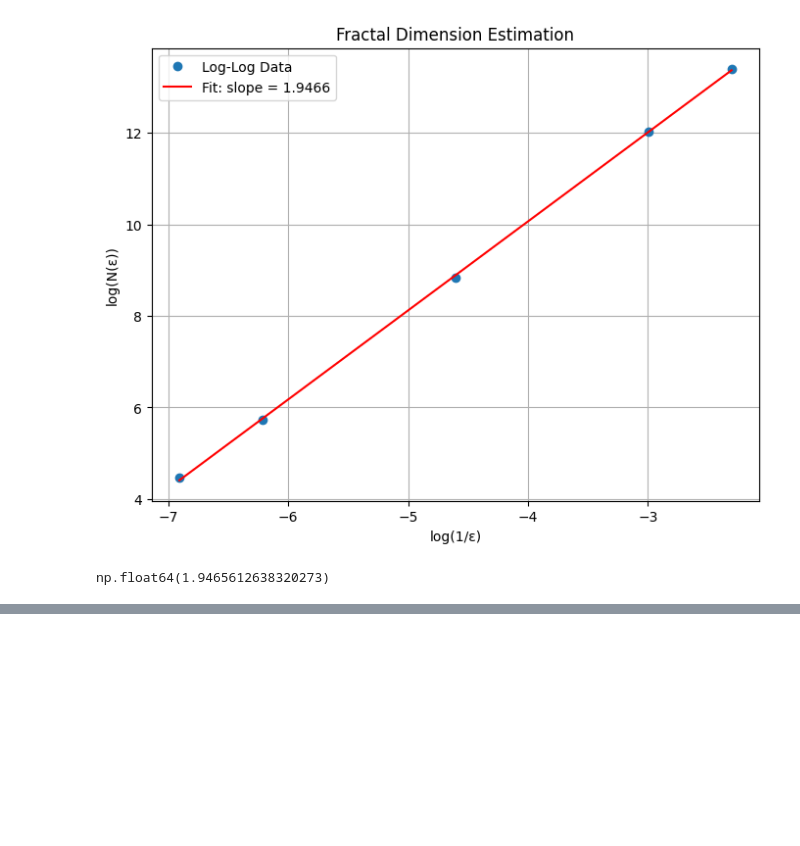
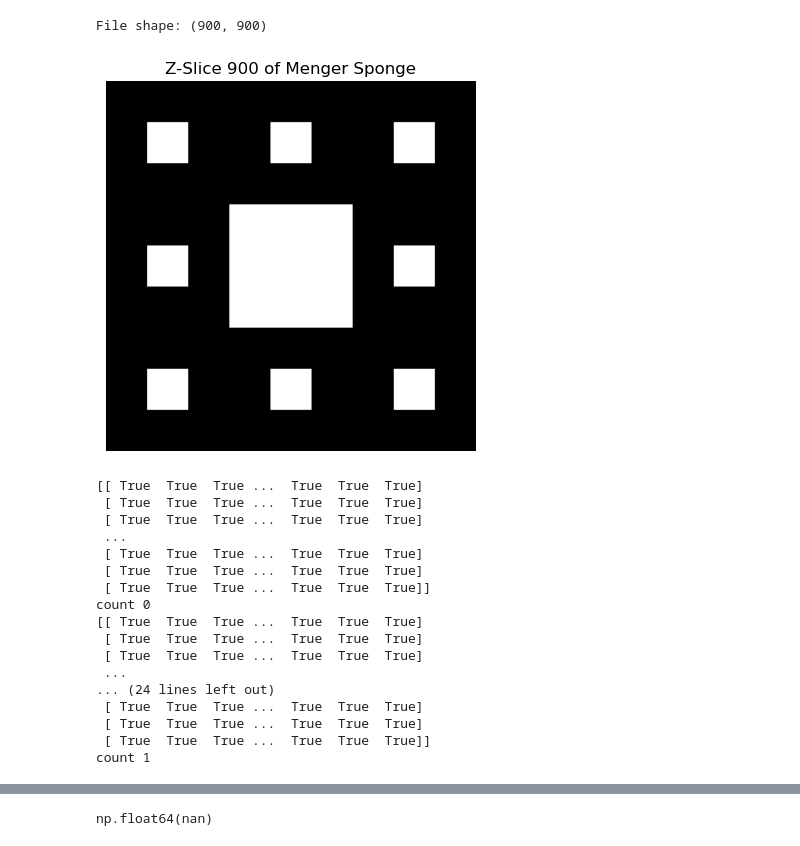
Before and after one commit to Hassoonu/2025-SROP-MSI-Alliance-REU, a Jupyter notebook: andrew_work/fractal_dimension.ipynb, the cells around one changed output, grey strips where cells are left out. Cells and saved outputs as stored; diff of their text form; code cells hidden in the pictures; blank space fills up the shorter version.

```diff
--- a/andrew_work/fractal_dimension.ipynb
+++ b/andrew_work/fractal_dimension.ipynb
@@ -39,6 +39,12 @@ def fractal_dimension(tif_file: str, box_sizes: List[int]):
     with rasterio.open(tif_file) as src:
         image = src.read(1)
     raster = np.array(image)
+    # raster = ~raster
+    print("File shape:", raster.shape)
+    plt.imshow(raster, cmap="gray_r")
+    plt.title(f"Z-Slice {raster.shape[0]} of Menger Sponge")
+    plt.axis("off")
+    plt.show()
 
     counts = []
     b_size = []
@@ -46,6 +52,7 @@ def fractal_dimension(tif_file: str, box_sizes: List[int]):
     for size in box_sizes:
         b_size.append(size)
         count = box_count(raster=raster, box_size=size)
+        print("count", count)
         counts.append(count)
 
     log_eps = np.log(1 / np.array(box_sizes))
@@ -67,7 +74,24 @@ def fractal_dimension(tif_file: str, box_sizes: List[int]):
 # %%
 list_of_box_sizes = [10, 20, 100, 500, 1000]
 path = 'datasets/temp/SETSM_s2s041_WV02_20240505_10300100FA6CA900_10300100FAAD4400_2m_seg5_dem.tif'
-fractal_dimension(tif_file=path, box_sizes=list_of_box_sizes)
+fractal_dimension(tif_file=sponge_path, box_sizes=list_of_box_sizes)
 # %% [output]
+File shape: (900, 900)
-[figure, old version]
+[figure, new version]
-np.float64(1.9465612638320273)
+[[ True  True  True ...  True  True  True]
+ [ True  True  True ...  True  True  True]
+ [ True  True  True ...  True  True  True]
+ ...
+ [ True  True  True ...  True  True  True]
+ [ True  True  True ...  True  True  True]
+ [ True  True  True ...  True  True  True]]
+count 0
+[[ True  True  True ...  True  True  True]
+ [ True  True  True ...  True  True  True]
+ [ True  True  True ...  True  True  True]
+ ...
+... (24 lines left out)
+ [ True  True  True ...  True  True  True]
+ [ True  True  True ...  True  True  True]
+ [ True  True  True ...  True  True  True]]
+count 1
@@ -74,3 +99,4 @@ np.float64(1.9465612638320273)
+np.float64(nan)
 # %%
 def fractal_dimension_rescaled(tif_file: str, box_sizes: List[int]):
     with rasterio.open(tif_file) as src:
```
Also changed, not shown: parts of 10 cells of this notebook, 2 other files.
